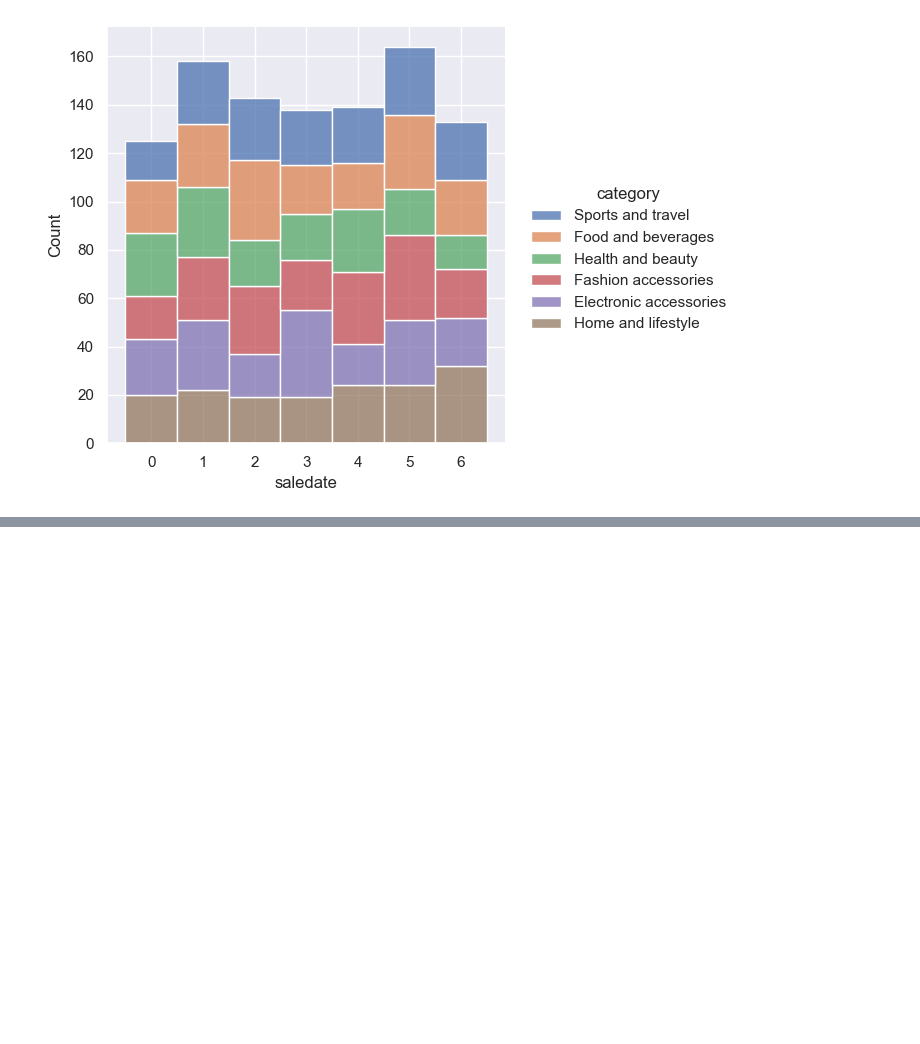
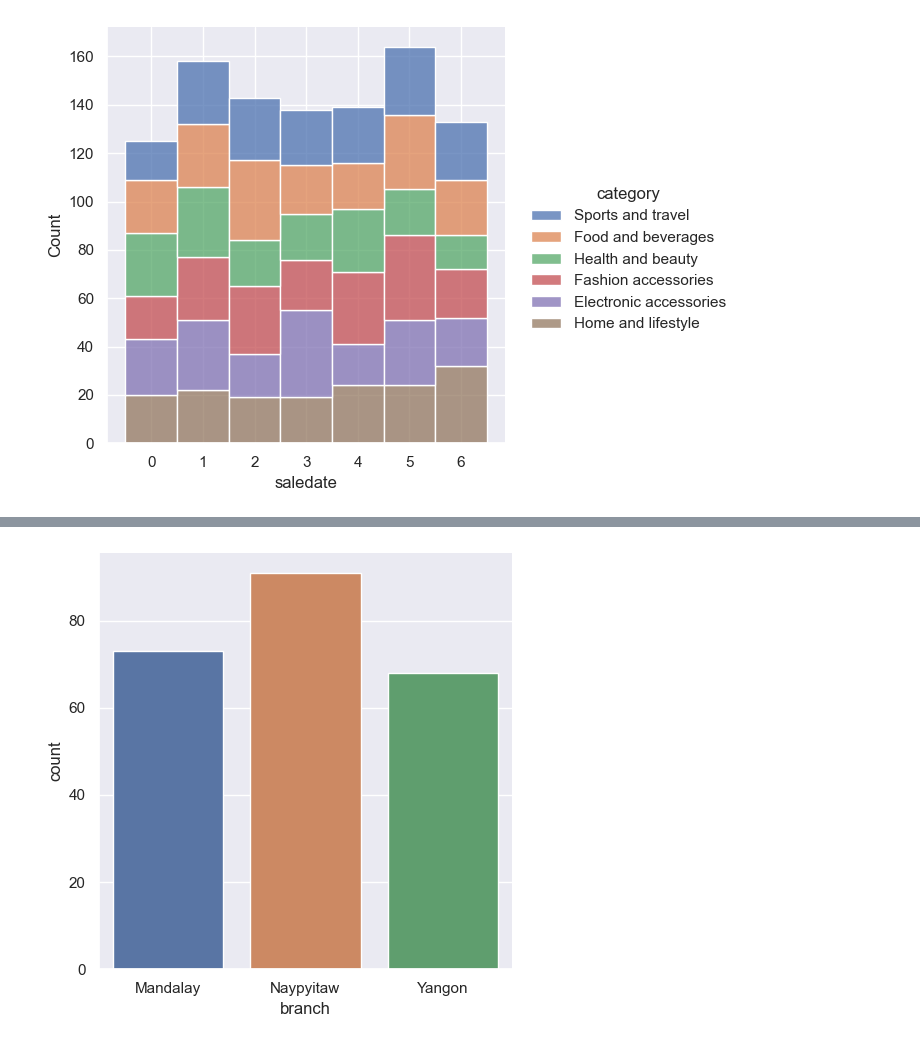
Before and after one commit to zdravoj/data-science-foundations, a Jupyter notebook: Supermarket_Sales/Supermarket_sales_analysis.ipynb, the cells around one changed output, grey strips where cells are left out. Drawn from its saved outputs; the diff is of its cells as text; code cells hidden in the pictures; blank space fills up the shorter version.

```diff
--- a/Supermarket_Sales/Supermarket_sales_analysis.ipynb
+++ b/Supermarket_Sales/Supermarket_sales_analysis.ipynb
@@ -1072,0 +1108,9 @@ g = sns.displot(
+# %%
+# high item price transactions by branch
+sns.catplot(
+    data= high_price_items,
+    x= 'branch',
+    kind= 'count'
+);
+# %% [output]
+[figure, added]
```
Also changed, not shown: parts of 7 cells of this notebook.
